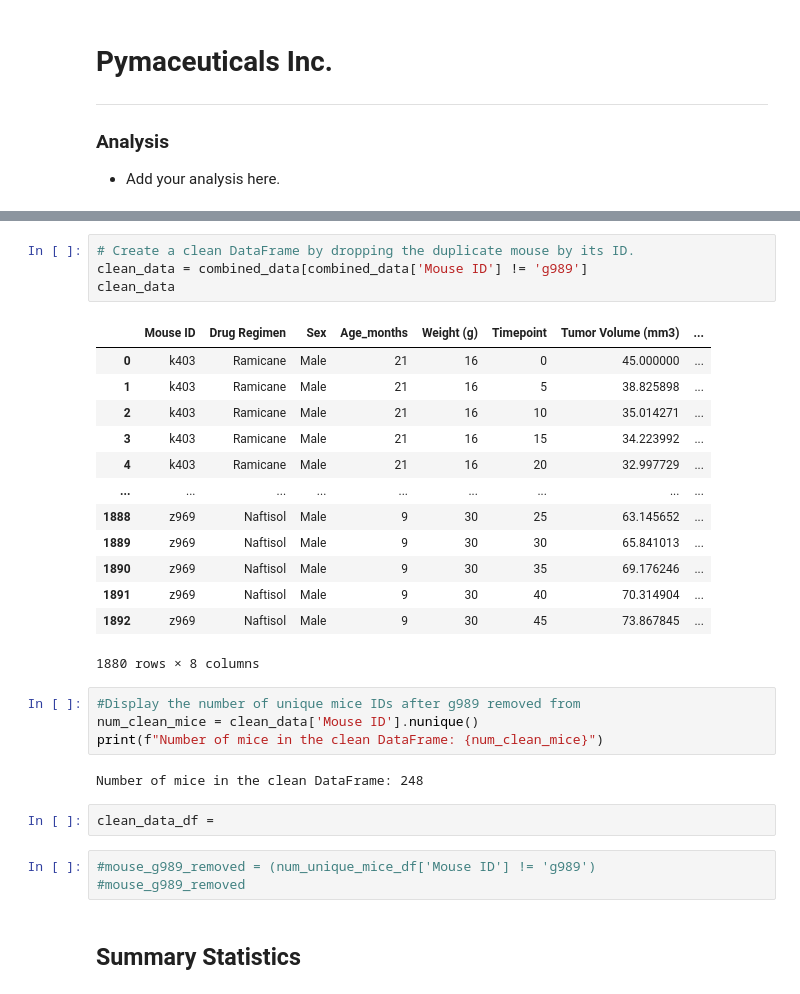
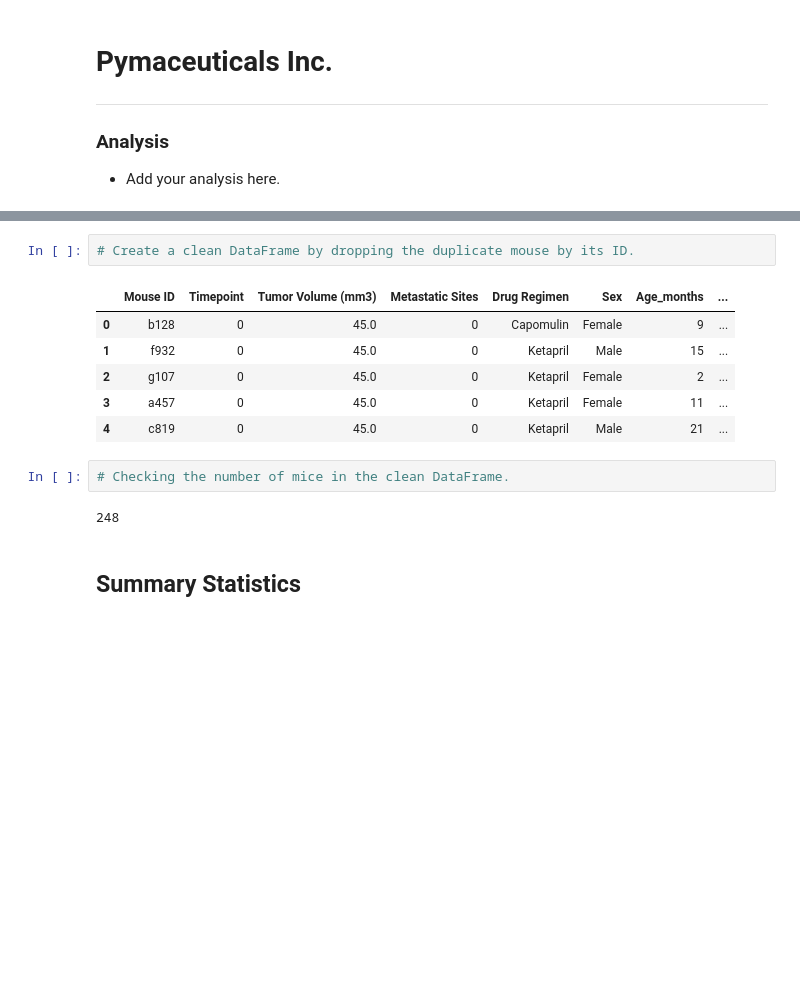
Before and after one commit to SoonerLisa/Data-Visualization, a Jupyter notebook: data/pymaceuticals_starter_OG.ipynb, the cells around one changed output, grey strips where cells are left out. Saved outputs shown, nothing was run; the diff lists cells and outputs as text; blank space fills up the shorter version.

```diff
--- a/pymaceuticals_starter - Copy.ipynb
+++ b/data/pymaceuticals_starter_OG.ipynb
@@ -74,32 +52,16 @@ duplicate_data
 # %%
 # Create a clean DataFrame by dropping the duplicate mouse by its ID.
-clean_data = combined_data[combined_data['Mouse ID'] != 'g989']
-clean_data
 # %% [output]
-|  | Mouse ID | Drug Regimen | Sex | Age_months | Weight (g) | Timepoint | Tumor Volume (mm3) | ... |
-| 0 | k403 | Ramicane | Male | 21 | 16 | 0 | 45.000000 | ... |
-| 1 | k403 | Ramicane | Male | 21 | 16 | 5 | 38.825898 | ... |
-| 2 | k403 | Ramicane | Male | 21 | 16 | 10 | 35.014271 | ... |
-| 3 | k403 | Ramicane | Male | 21 | 16 | 15 | 34.223992 | ... |
-| 4 | k403 | Ramicane | Male | 21 | 16 | 20 | 32.997729 | ... |
-| ... | ... | ... | ... | ... | ... | ... | ... | ... |
-| 1888 | z969 | Naftisol | Male | 9 | 30 | 25 | 63.145652 | ... |
-| 1889 | z969 | Naftisol | Male | 9 | 30 | 30 | 65.841013 | ... |
-| 1890 | z969 | Naftisol | Male | 9 | 30 | 35 | 69.176246 | ... |
-| 1891 | z969 | Naftisol | Male | 9 | 30 | 40 | 70.314904 | ... |
-| 1892 | z969 | Naftisol | Male | 9 | 30 | 45 | 73.867845 | ... |
+|  | Mouse ID | Timepoint | Tumor Volume (mm3) | Metastatic Sites | Drug Regimen | Sex | Age_months | ... |
+| 0 | b128 | 0 | 45.0 | 0 | Capomulin | Female | 9 | ... |
+| 1 | f932 | 0 | 45.0 | 0 | Ketapril | Male | 15 | ... |
+| 2 | g107 | 0 | 45.0 | 0 | Ketapril | Female | 2 | ... |
+| 3 | a457 | 0 | 45.0 | 0 | Ketapril | Female | 11 | ... |
+| 4 | c819 | 0 | 45.0 | 0 | Ketapril | Male | 21 | ... |
-1880 rows × 8 columns
 # %%
-#Display the number of unique mice IDs after g989 removed from
-num_clean_mice = clean_data['Mouse ID'].nunique()
-print(f"Number of mice in the clean DataFrame: {num_clean_mice}")
+# Checking the number of mice in the clean DataFrame.
 # %% [output]
-Number of mice in the clean DataFrame: 248
+248
-# %%
-clean_data_df =
-# %%
-#mouse_g989_removed = (num_unique_mice_df['Mouse ID'] != 'g989')
-#mouse_g989_removed
 # %% [markdown]
 ## Summary Statistics
 # %%
```
Also changed, not shown: parts of 12 cells of this notebook, 3 other files.
